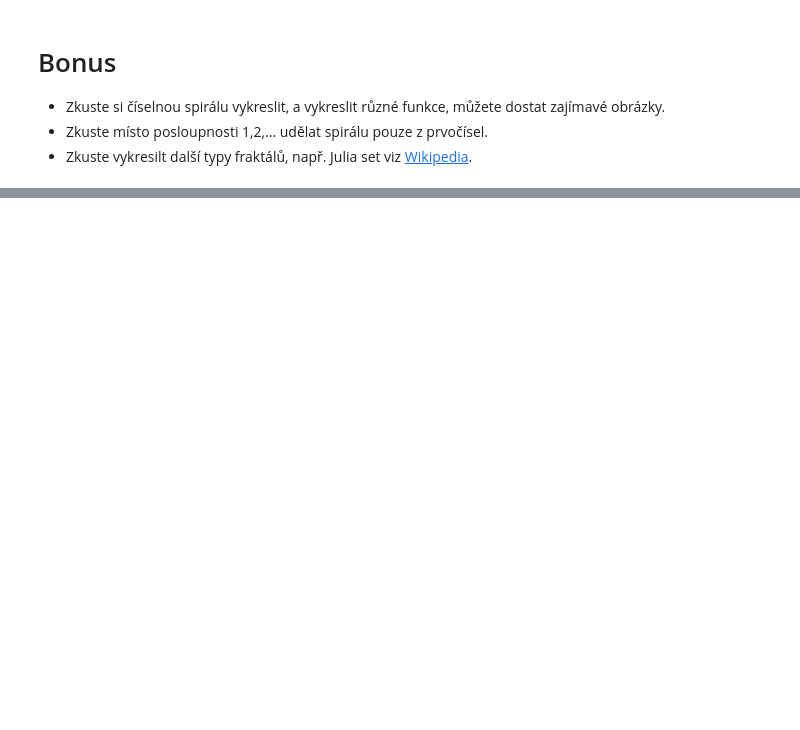
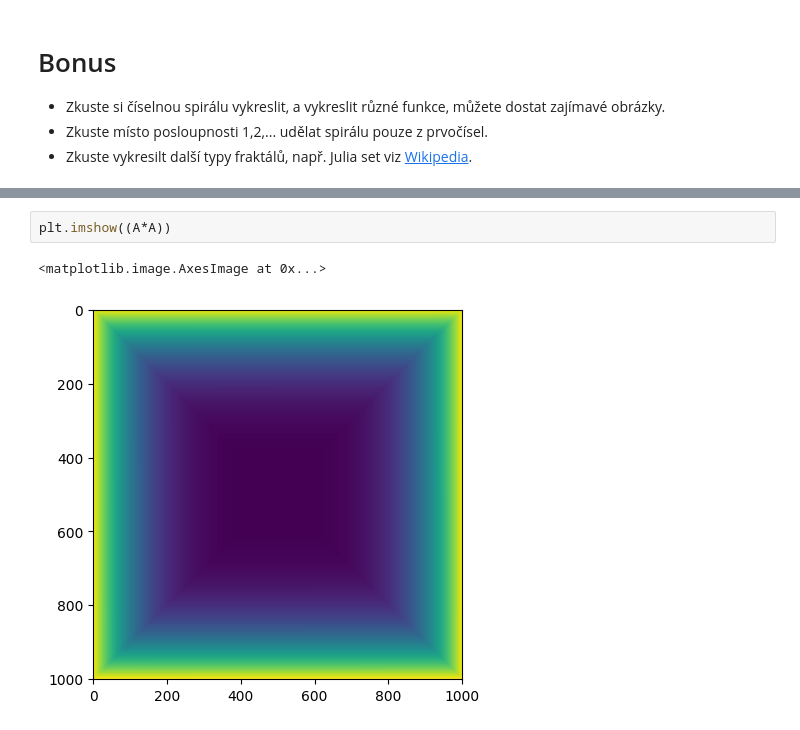
Before and after one commit to dancaseb/vvp_ukoly, a Jupyter notebook: 03_ukoly.ipynb, the cells around one changed output, grey strips where cells are left out. Saved outputs shown, nothing was run; the diff lists cells and outputs as text; blank space fills up the shorter version.

```diff
--- a/03_ukoly.ipynb
+++ b/03_ukoly.ipynb
@@ -268,0 +281,5 @@ plt.figure()
+# %%
+plt.imshow((A*A))
+# %% [output]
+<matplotlib.image.AxesImage at 0x...>
+[figure, added]
```
Also changed, not shown: parts of 15 cells of this notebook.
